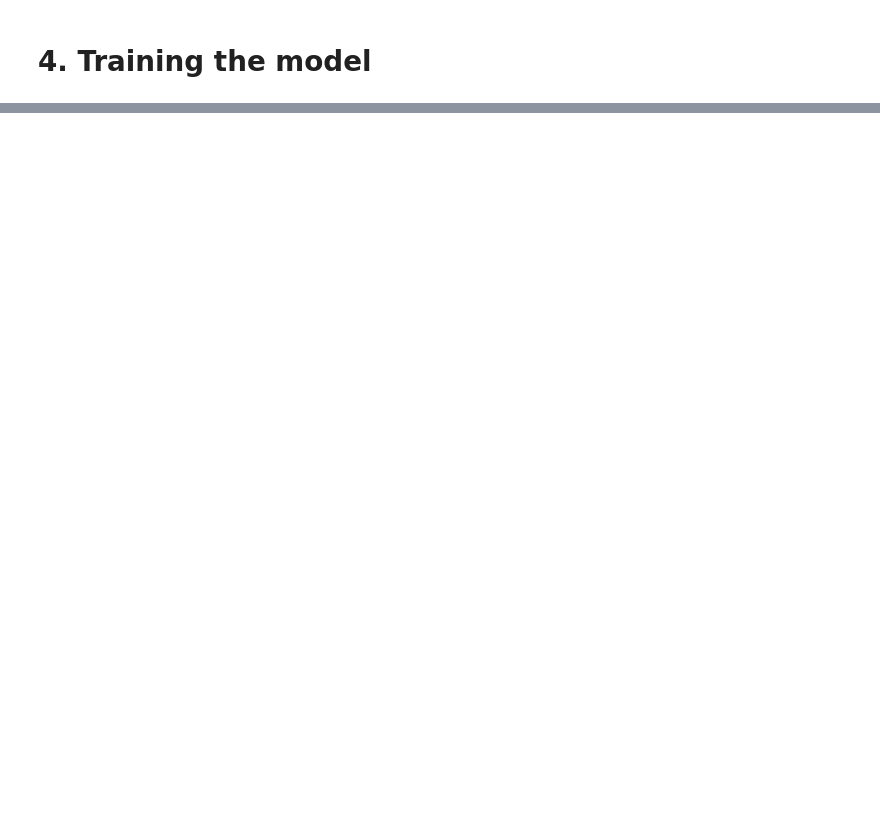
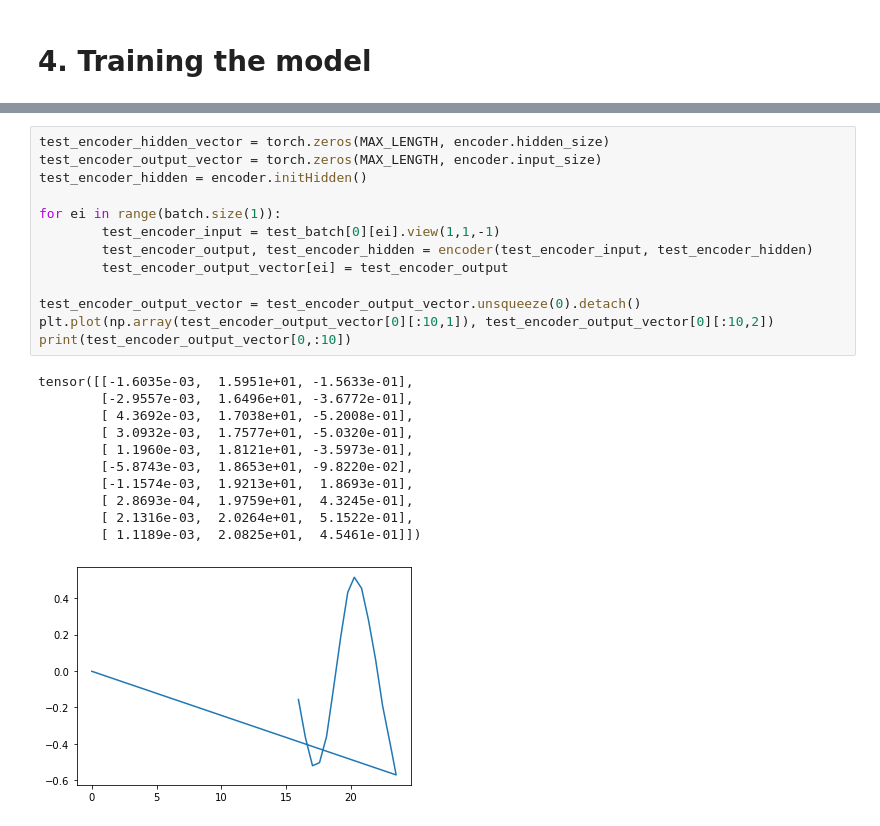
Before and after one commit to madkerpe/poc_ddht_pytorch, a Jupyter notebook: main_poc.ipynb, the cells around one changed output, grey strips where cells are left out. Saved outputs shown, nothing was run; the diff lists cells and outputs as text; blank space fills up the shorter version.

```diff
--- a/main_poc.ipynb
+++ b/main_poc.ipynb
@@ -148,0 +164,25 @@ NameError: name 'model' is not defined
+# %%
+test_encoder_hidden_vector = torch.zeros(MAX_LENGTH, encoder.hidden_size)
+test_encoder_output_vector = torch.zeros(MAX_LENGTH, encoder.input_size)
+test_encoder_hidden = encoder.initHidden()
+
+for ei in range(batch.size(1)):
+        test_encoder_input = test_batch[0][ei].view(1,1,-1)
+        test_encoder_output, test_encoder_hidden = encoder(test_encoder_input, test_encoder_hidden)
+        test_encoder_output_vector[ei] = test_encoder_output
+
+test_encoder_output_vector = test_encoder_output_vector.unsqueeze(0).detach()
+plt.plot(np.array(test_encoder_output_vector[0][:10,1]), test_encoder_output_vector[0][:10,2])
+print(test_encoder_output_vector[0,:10])
+# %% [output]
+tensor([[-1.6035e-03,  1.5951e+01, -1.5633e-01],
+        [-2.9557e-03,  1.6496e+01, -3.6772e-01],
+        [ 4.3692e-03,  1.7038e+01, -5.2008e-01],
+        [ 3.0932e-03,  1.7577e+01, -5.0320e-01],
+        [ 1.1960e-03,  1.8121e+01, -3.5973e-01],
+        [-5.8743e-03,  1.8653e+01, -9.8220e-02],
+        [-1.1574e-03,  1.9213e+01,  1.8693e-01],
+        [ 2.8693e-04,  1.9759e+01,  4.3245e-01],
+        [ 2.1316e-03,  2.0264e+01,  5.1522e-01],
+        [ 1.1189e-03,  2.0825e+01,  4.5461e-01]])
+[figure, added]
```
Also changed, not shown: parts of 12 cells of this notebook, 1 other file.
